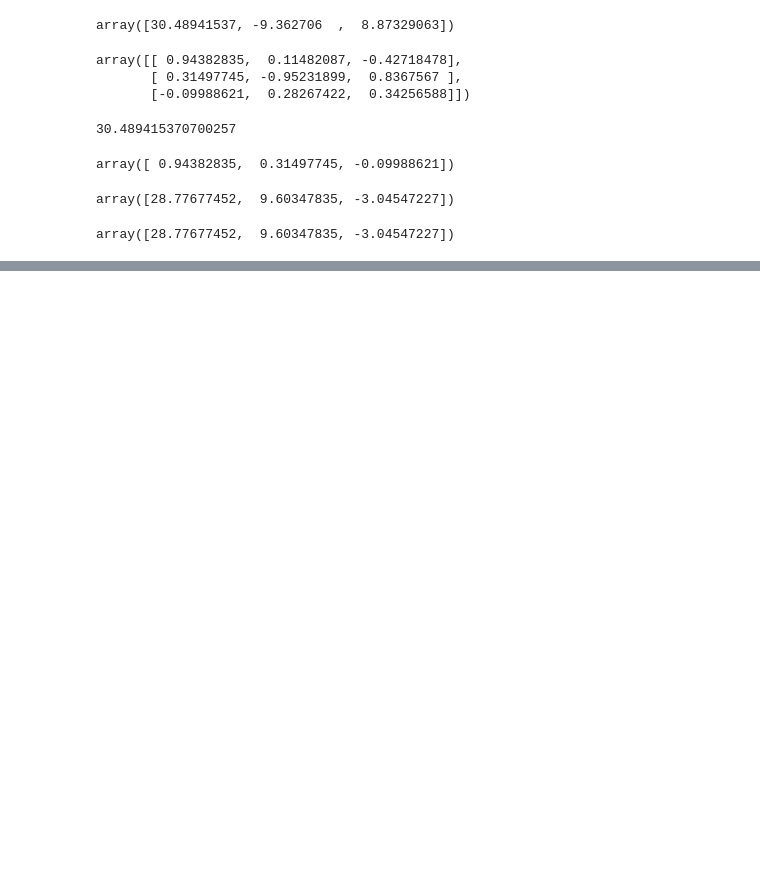
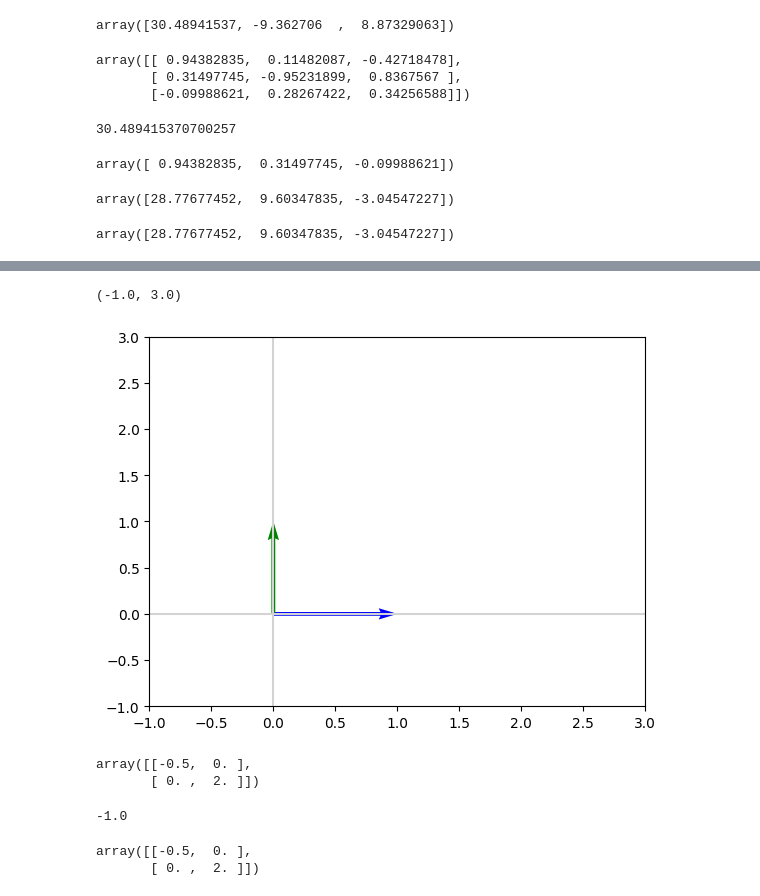
Before and after one commit to Krisho1/Machine-Learning-Foundations-Math-Probability-Statistics-and-Computer-Science-Python-Codes-, a Jupyter notebook: Linerar_Algebra_II_.ipynb, the cells around one changed output, grey strips where cells are left out. Cells and saved outputs as stored; diff of their text form; code cells hidden in the pictures; blank space fills up the shorter version.

```diff
--- a/Linerar_Algebra_II_.ipynb
+++ b/Linerar_Algebra_II_.ipynb
@@ -238,0 +358,23 @@ array([28.77677452,  9.60347835, -3.04547227])
+# %%
+plot_vectors([vecotrfy(I_det,0),vecotrfy(I_det,1),vecotrfy(II_det,0),vecotrfy(II_det,1)],['lightblue','lightgreen','blue','green'])
+plt.xlim(-1,3)
+plt.ylim(-1,3)
+# %% [output]
+(-1.0, 3.0)
+[figure, added]
+# %%
+J = np.array([[-0.5,0],[0,2]])
+J
+# %% [output]
+array([[-0.5,  0. ],
+       [ 0. ,  2. ]])
+# %%
+np.linalg.det(J)
+# %% [output]
+-1.0
+# %%
+JI_det = np.dot(J,I_det)
+JI_det
+# %% [output]
+array([[-0.5,  0. ],
+       [ 0. ,  2. ]])
```
Also changed, not shown: parts of 30 cells of this notebook.
